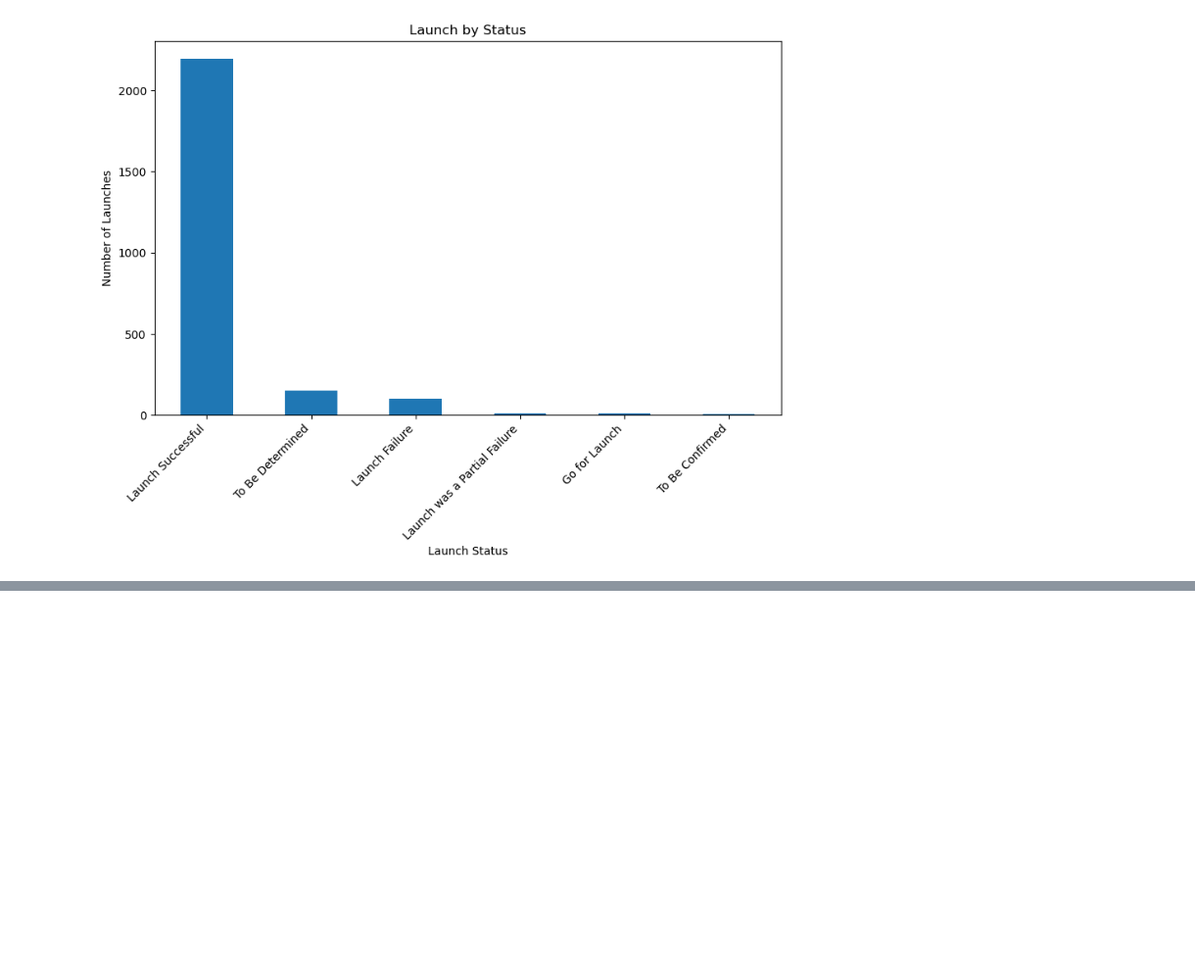
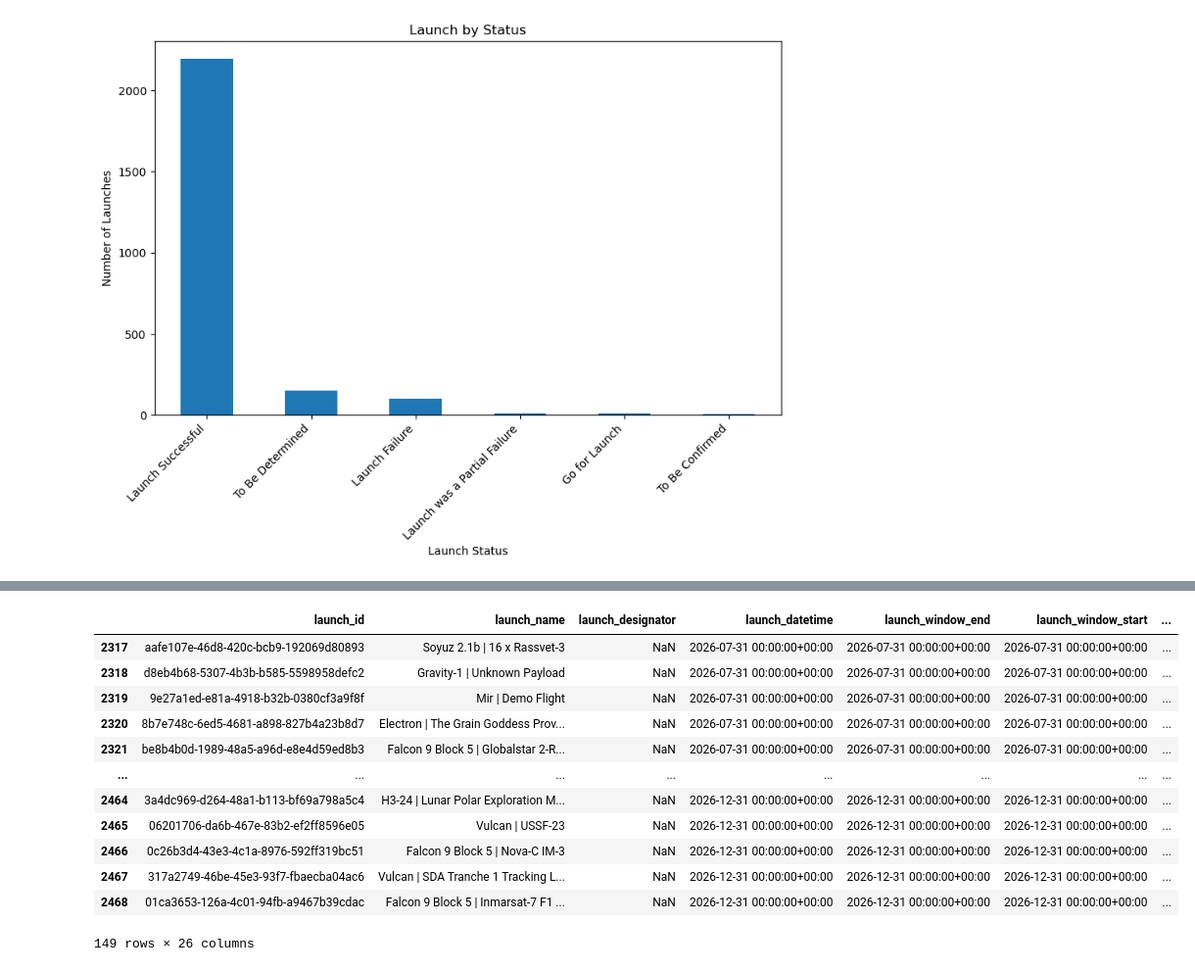
Before and after one commit to kurathemonster/launches, a Jupyter notebook: notebooks/base_analysis.ipynb, the cells around one changed output, grey strips where cells are left out. Shown at 98% size. Drawn from its saved outputs; the diff is of its cells as text; code cells hidden in the pictures; blank space fills up the shorter version.

```diff
--- a/notebooks/base_analysis.ipynb
+++ b/notebooks/base_analysis.ipynb
@@ -223,3 +208,19 @@ plt.xticks(rotation=45, ha='right')
 plt.show()
 # %% [output]
 [figure]
+# %%
+# Want to do a check on the spike of 2026 launches found in the time series analysis
+
+launches_2026 = df[df['year'] == 2026]
+
+# Check for launches that haven't happened yet
+launches_2026[launches_2026['month'] > 6]
+
+# Check for launches with the "To Be Determined" status - 149 launches
+future_launches = df[df['status'] == 'To Be Determined']
+future_launches
+
+# Check for month distribution of future_launches
+future_launches.groupby('month').size().sort_values()
+
+# As seen, there are 109 launches scheduled for December, a dispraporionate amount to previous records
@@ -225,0 +236,16 @@ plt.show()
+# %%
+future_launches
+# %% [output]
+|  | launch_id | launch_name | launch_designator | launch_datetime | launch_window_end | launch_window_start | ... |
+| 2317 | aafe107e-46d8-420c-bcb9-192069d80893 | Soyuz 2.1b | 16 x Rassvet-3 | NaN | 2026-07-31 00:00:00+00:00 | 2026-07-31 00:00:00+00:00 | 2026-07-31 00:00:00+00:00 | ... |
+| 2318 | d8eb4b68-5307-4b3b-b585-5598958defc2 | Gravity-1 | Unknown Payload | NaN | 2026-07-31 00:00:00+00:00 | 2026-07-31 00:00:00+00:00 | 2026-07-31 00:00:00+00:00 | ... |
+| 2319 | 9e27a1ed-e81a-4918-b32b-0380cf3a9f8f | Mir | Demo Flight | NaN | 2026-07-31 00:00:00+00:00 | 2026-07-31 00:00:00+00:00 | 2026-07-31 00:00:00+00:00 | ... |
+| 2320 | 8b7e748c-6ed5-4681-a898-827b4a23b8d7 | Electron | The Grain Goddess Prov... | NaN | 2026-07-31 00:00:00+00:00 | 2026-07-31 00:00:00+00:00 | 2026-07-31 00:00:00+00:00 | ... |
+| 2321 | be8b4b0d-1989-48a5-a96d-e8e4d59ed8b3 | Falcon 9 Block 5 | Globalstar 2-R... | NaN | 2026-07-31 00:00:00+00:00 | 2026-07-31 00:00:00+00:00 | 2026-07-31 00:00:00+00:00 | ... |
+| ... | ... | ... | ... | ... | ... | ... | ... |
+| 2464 | 3a4dc969-d264-48a1-b113-bf69a798a5c4 | H3-24 | Lunar Polar Exploration M... | NaN | 2026-12-31 00:00:00+00:00 | 2026-12-31 00:00:00+00:00 | 2026-12-31 00:00:00+00:00 | ... |
+| 2465 | 06201706-da6b-467e-83b2-ef2ff8596e05 | Vulcan | USSF-23 | NaN | 2026-12-31 00:00:00+00:00 | 2026-12-31 00:00:00+00:00 | 2026-12-31 00:00:00+00:00 | ... |
+| 2466 | 0c26b3d4-43e3-4c1a-8976-592ff319bc51 | Falcon 9 Block 5 | Nova-C IM-3 | NaN | 2026-12-31 00:00:00+00:00 | 2026-12-31 00:00:00+00:00 | 2026-12-31 00:00:00+00:00 | ... |
+| 2467 | 317a2749-46be-45e3-93f7-fbaecba04ac6 | Vulcan | SDA Tranche 1 Tracking L... | NaN | 2026-12-31 00:00:00+00:00 | 2026-12-31 00:00:00+00:00 | 2026-12-31 00:00:00+00:00 | ... |
+| 2468 | 01ca3653-126a-4c01-94fb-a9467b39cdac | Falcon 9 Block 5 | Inmarsat-7 F1 ... | NaN | 2026-12-31 00:00:00+00:00 | 2026-12-31 00:00:00+00:00 | 2026-12-31 00:00:00+00:00 | ... |
+149 rows × 26 columns
```
Also changed, not shown: parts of 13 cells of this notebook, 1 other file.
